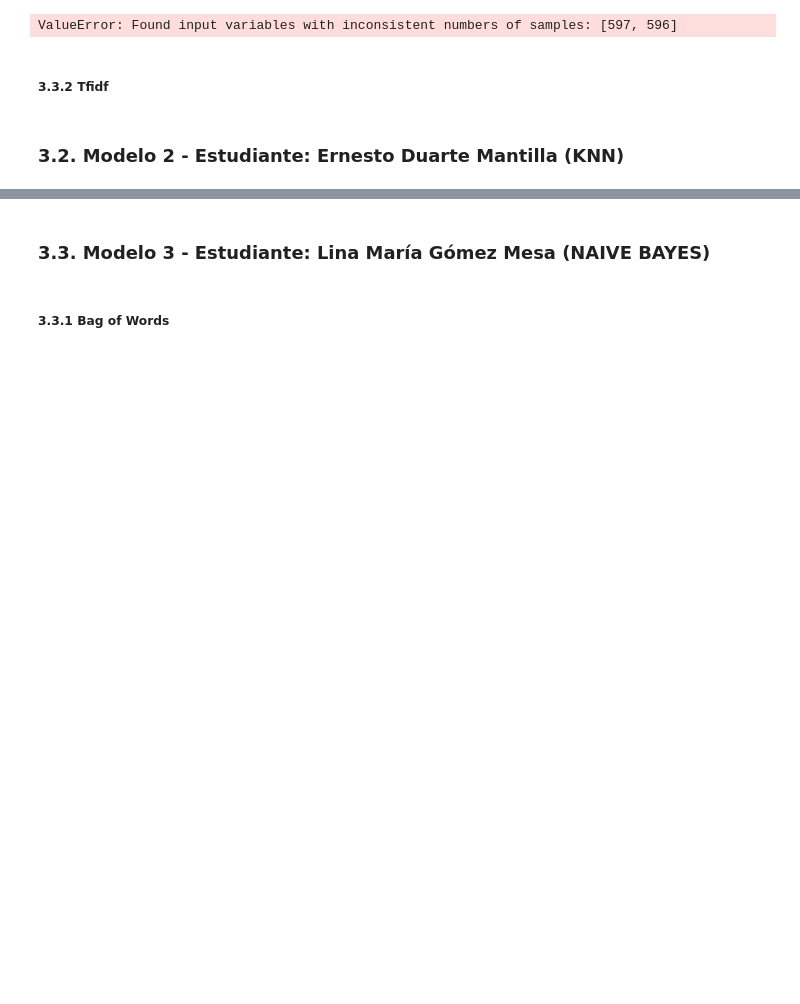
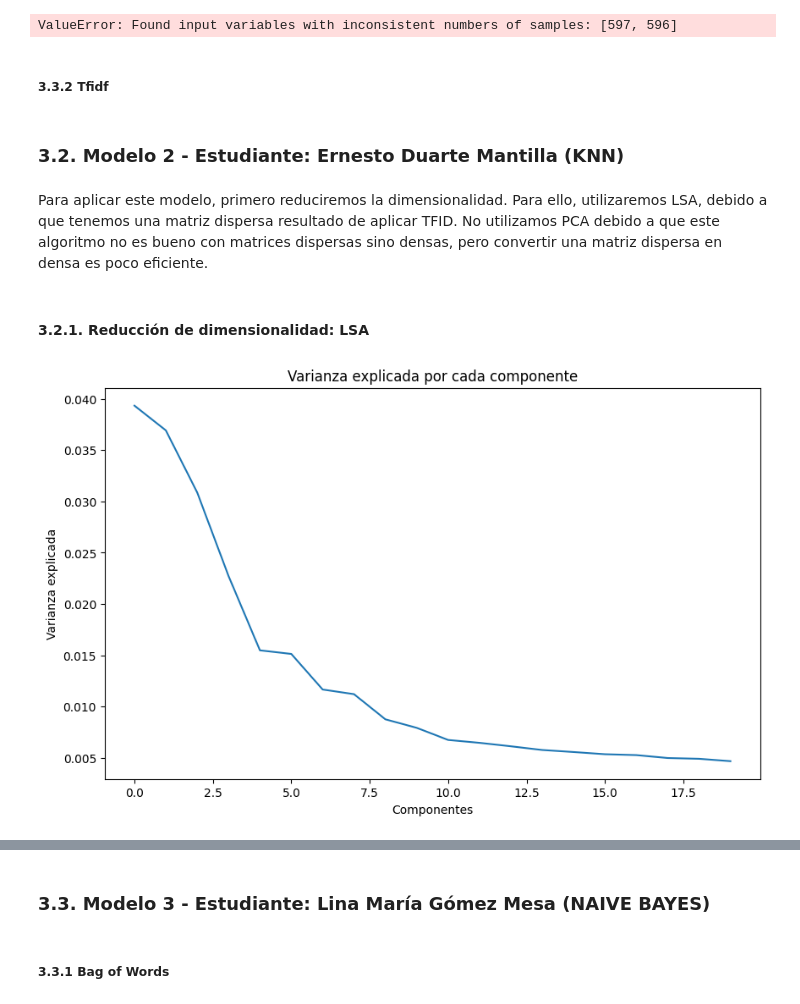
Before and after one commit to ddummann/Proyecto1-ClasificacionTextos-Etapa2, a Jupyter notebook: solucion_bi.ipynb, the cells around one changed output, grey strips where cells are left out. Drawn from its saved outputs; the diff is of its cells as text; code cells hidden in the pictures; blank space fills up the shorter version.

Commit message:
modelos NB y KNN con codif CV y TDIF

```diff
--- a/solucion_bi.ipynb
+++ b/solucion_bi.ipynb
@@ -484,8 +482,8 @@ Posteriormente, se realiza la codificación del texto. Para ello se utiliza la l
 # %% [markdown]
 #### Importación de datos depurados con lematización para evitar tener que recargar el código.
 # %%
-X_train_clean = pd.read_excel("data/cat_345_clean_con_lema.xlsx")
-X_test_clean = pd.read_excel("data/cat_345_clean_con_lema_test.xlsx")
+X_train_clean = pd.read_excel("data2/cat_345_clean_con_lema.xlsx")
+X_test_clean = pd.read_excel("data2/cat_345_clean_con_lema_test.xlsx")
 # %% [markdown]
 ##### 2.5.1 Codificación del Texto CountVectorizer
 # %%
@@ -530,3 +528,7 @@ ValueError: Found input variables with inconsistent numbers of samples: [597, 59
 #####  3.3.2 Tfidf
 # %% [markdown]
 ###  3.2. Modelo 2 - Estudiante: Ernesto Duarte Mantilla (KNN)
+# %% [markdown]
+Para aplicar este modelo, primero reduciremos la dimensionalidad. Para ello, utilizaremos LSA, debido a que tenemos una matriz dispersa resultado de aplicar TFID. No utilizamos PCA debido a que este algoritmo no es bueno con matrices dispersas sino densas, pero convertir una matriz dispersa en densa es poco eficiente.
+# %% [markdown]
+#### 3.2.1. Reducción de dimensionalidad: LSA
@@ -532,0 +540,15 @@ ValueError: Found input variables with inconsistent numbers of samples: [597, 59
+# %%
+# Reduccion de dimensionalidad con LSA para CV
+svdCV = TruncatedSVD(n_components=20, random_state=1234)
+X_train_LSA_CV = svdCV.fit_transform(X_train_BoW)
+X_test_LSA_CV = svdCV.transform(X_test_BoW)
+# %%
+# visualización de la varianza explicada CV
+plt.figure(figsize=(10, 6))
+plt.plot(svdCV.explained_variance_ratio_)
+plt.xlabel("Componentes")
+plt.ylabel("Varianza explicada")
+plt.title("Varianza explicada por cada componente")
+plt.show()
+# %% [output]
+[figure, added]
```
Also changed, not shown: parts of 15 cells of this notebook, 3 other files.
